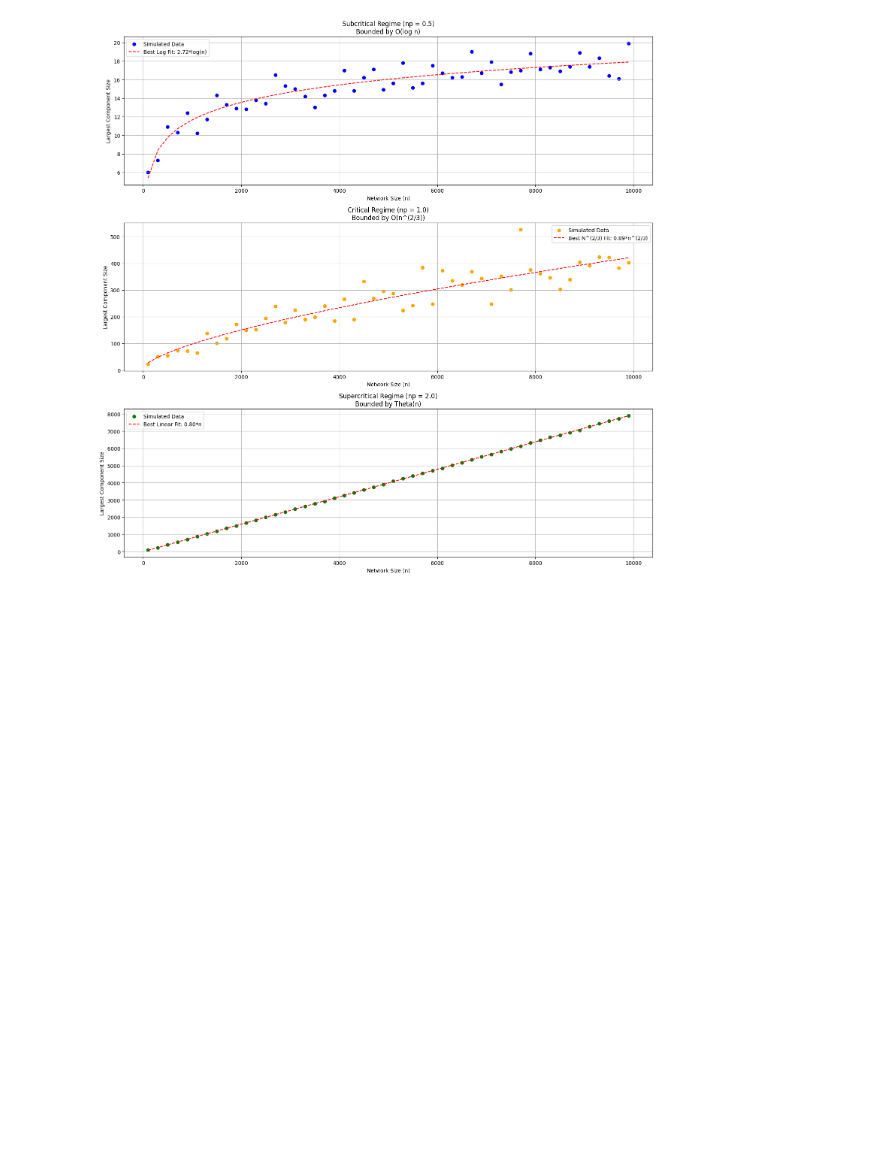
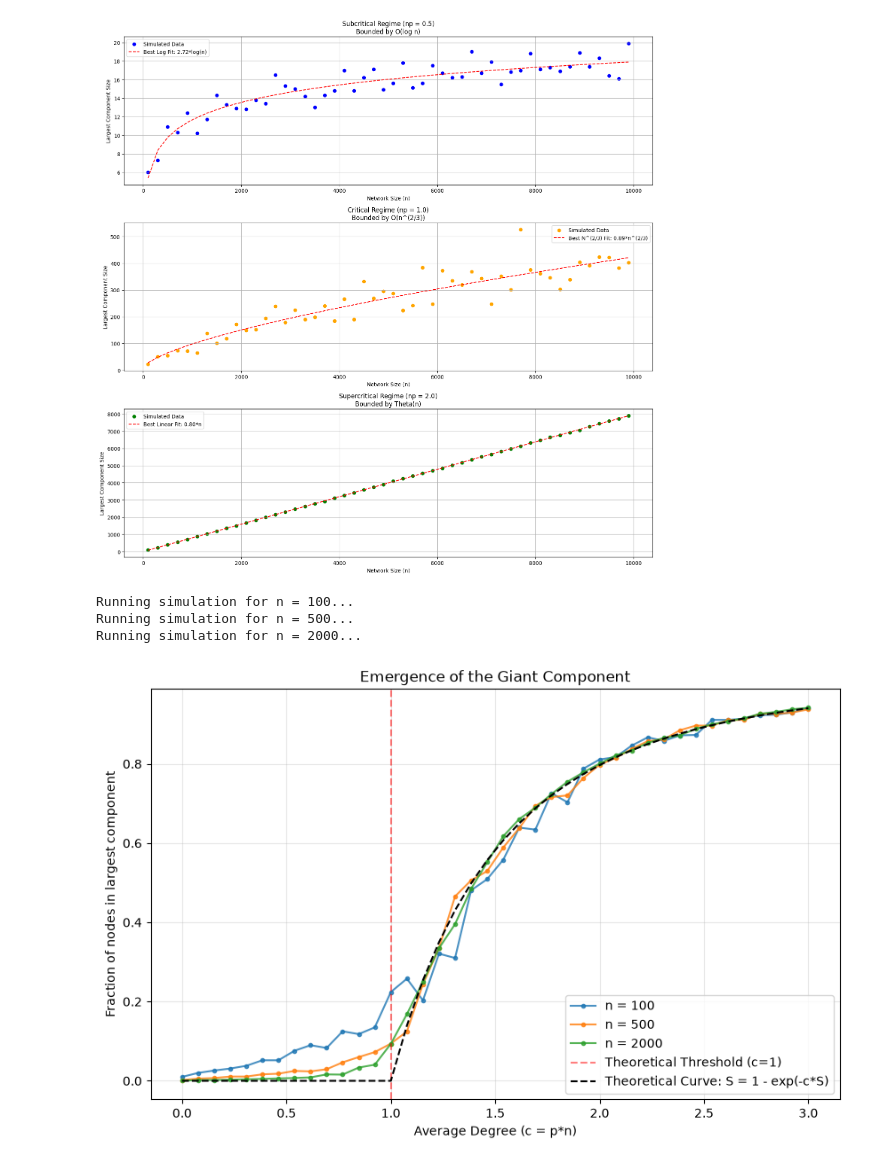
Before and after one commit to Enoch-1Liu/Erdos-Renyi, a Jupyter notebook: giant-component.ipynb, the cells around one changed output. Cells and saved outputs as stored; diff of their text form; code cells hidden in the pictures; blank space fills up the shorter version.

Commit message:
moved giant component analysis to correct notebook, cleaned up data-analysis

```diff
--- a/giant-component.ipynb
+++ b/giant-component.ipynb
@@ -107,3 +107,75 @@ df = pd.DataFrame({
 df["Node Size"] = df["Node Size"].astype(int)
 df[["Subcritical (np=0.5)", "Critical (np=1.0)", "Supercritical (np=2.0)"]] = df[["Subcritical (np=0.5)", "Critical (np=1.0)", "Supercritical (np=2.0)"]].astype(float)
 df.to_parquet("giant_component_scaling_bounds.parquet", engine='fastparquet', index=False)
+# %%
+import networkx as nx
+import numpy as np
+import matplotlib.pyplot as plt
+from scipy.optimize import fsolve
+
+def simulate_giant_component(n_values, c_values, trials=5):
+    """
+    Simulates the emergence of the giant component in Erdos-Renyi graphs.
+    """
+    results = {n: [] for n in n_values}
+
+    for n in n_values:
+        print(f"Running simulation for n = {n}...")
+        for c in c_values:
+            p = c / n
+            fraction_sum = 0
+
+            # Monte Carlo trials to smooth out the curve
+            for _ in range(trials):
+                # Generate the Erdos-Renyi graph
+                G = nx.erdos_renyi_graph(n, p)
+
+                # Find the largest connected component
+                # Note: max() on connected_components returns the largest set of nodes
+                largest_cc = max(nx.connected_components(G), key=len)
+
+                # Normalize by total number of nodes n
+                fraction_sum += len(largest_cc) / n
+
+            # Average the fraction over the trials
+            results[n].append(fraction_sum / trials)
+
+    return results
+
+# --- Parameters ---
+n_values = [100, 500, 2000]       # Different network sizes
+c_values = np.linspace(0, 3, 40)  # Sweep c from 0 to 3
+
+# --- Run Simulation ---
+data = simulate_giant_component(n_values, c_values, trials=10)
+
+
+# Include theoretical S = 1 - exp(-c*S) curve for comparison
+def theoretical_giant_component(c):
+    # Solve S = 1 - exp(-c*S) numerically for each c
+    S_values = []
+    for c_val in c:
+        func = lambda S: S - (1 - np.exp(-c_val * S))
+        S_solution, = fsolve(func, 0.5)  # Initial guess of 0.5
+        S_values.append(S_solution)
+    return np.array(S_values)
+
+# --- Visualization ---
+plt.figure(figsize=(10, 6))
+
+for n in n_values:
+    plt.plot(c_values, data[n], label=f'n = {n}', marker='.', alpha=0.8)
+
+plt.axvline(x=1.0, color='r', linestyle='--', alpha=0.5, label='Theoretical Threshold (c=1)')
+plt.plot(c_values, theoretical_giant_component(c_values), 'k--', label='Theoretical Curve: S = 1 - exp(-c*S)')
+plt.title('Emergence of the Giant Component')
+plt.xlabel('Average Degree (c = p*n)')
+plt.ylabel('Fraction of nodes in largest component')
+plt.legend()
+plt.grid(True, alpha=0.3)
+plt.show()
+# %% [output]
+Running simulation for n = 100...
+Running simulation for n = 500...
+Running simulation for n = 2000...
+[figure, added]
```
Also changed, not shown: parts of 1 cell of this notebook, 2 other files.
